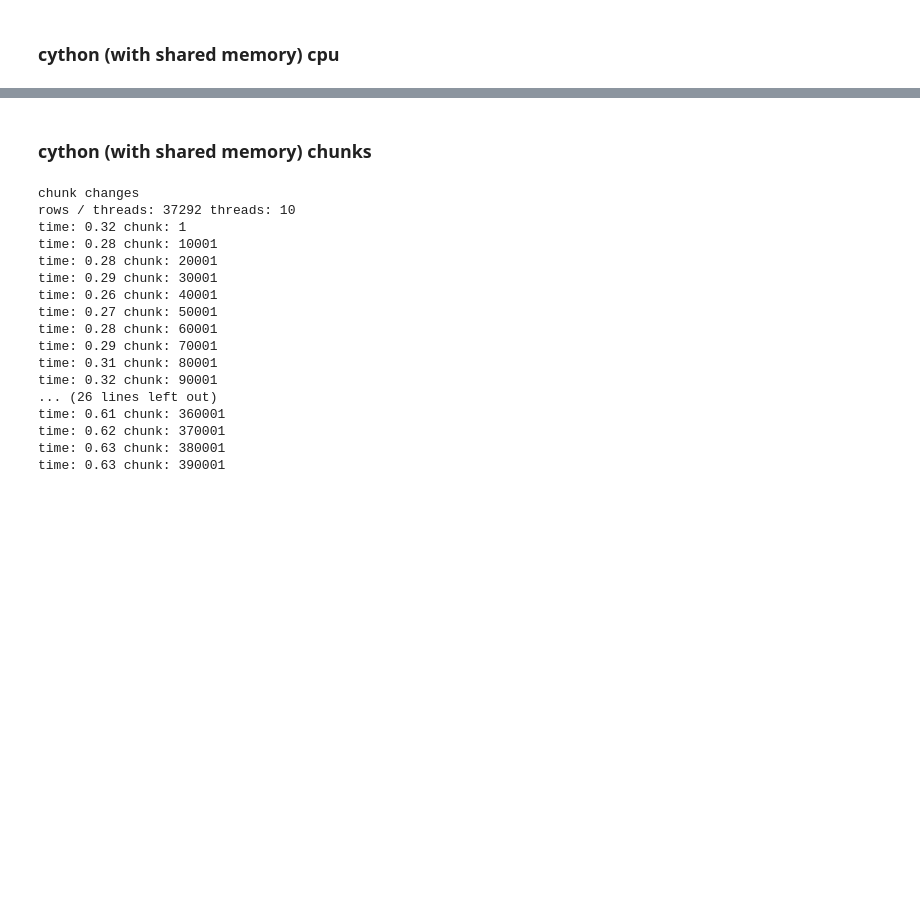
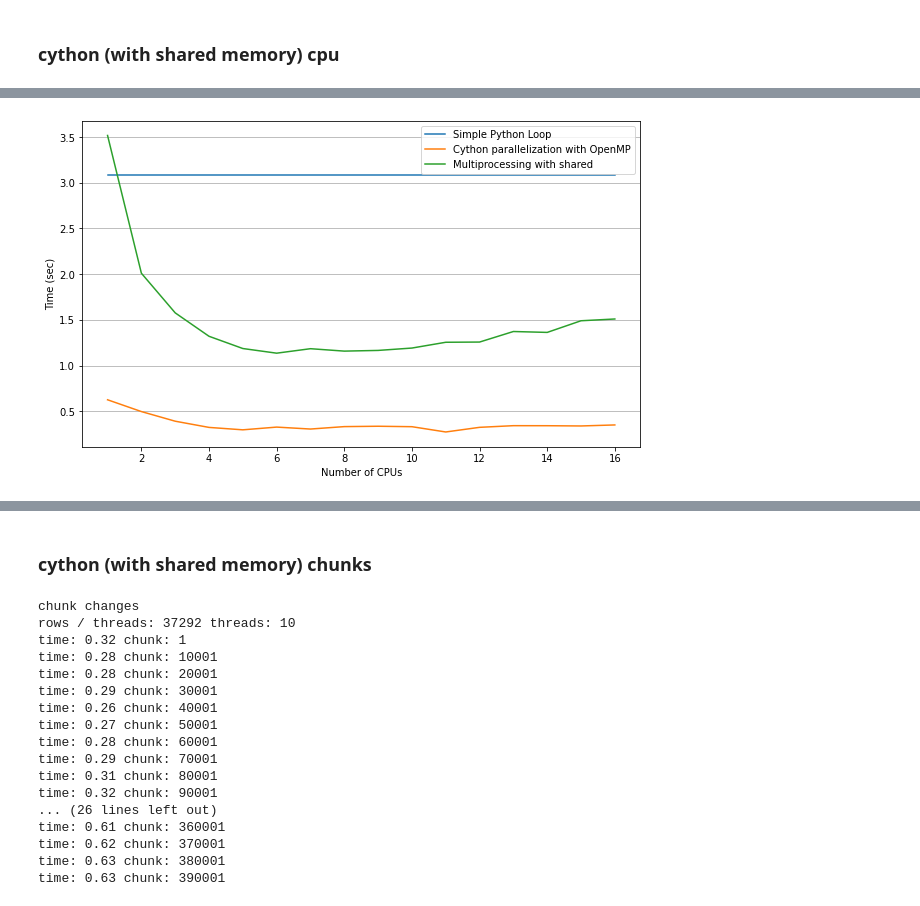
Before and after one commit to PREFERRED2022/mlfires-classic, a Jupyter notebook: ML_fires_al/par_conv_tab_2D.ipynb, the cells around one changed output, grey strips where cells are left out. Saved outputs shown, nothing was run; the diff lists cells and outputs as text; code cells hidden in the pictures; blank space fills up the shorter version.

```diff
--- a/ML_fires_al/par_conv_tab_2D.ipynb
+++ b/ML_fires_al/par_conv_tab_2D.ipynb
@@ -162,3 +235,5 @@ time: 30.34 sec, cpu: 7
+# %%
+allwall['Multiprocessing with shared']=multishared
 # %% [markdown]
 ### cython (with shared memory) cpu
 # %%
@@ -208,0 +287,6 @@ average time wall: 0.28 sec, average time CPU: 0.08 sec, threads: 16
+# %%
+allwall['Cython parallelization with OpenMP']=walltimes
+# %%
+plotwall(allwall,maxcpus)
+# %% [output]
+[figure, added]
```
Also changed, not shown: parts of 29 cells of this notebook, 17 other files.
